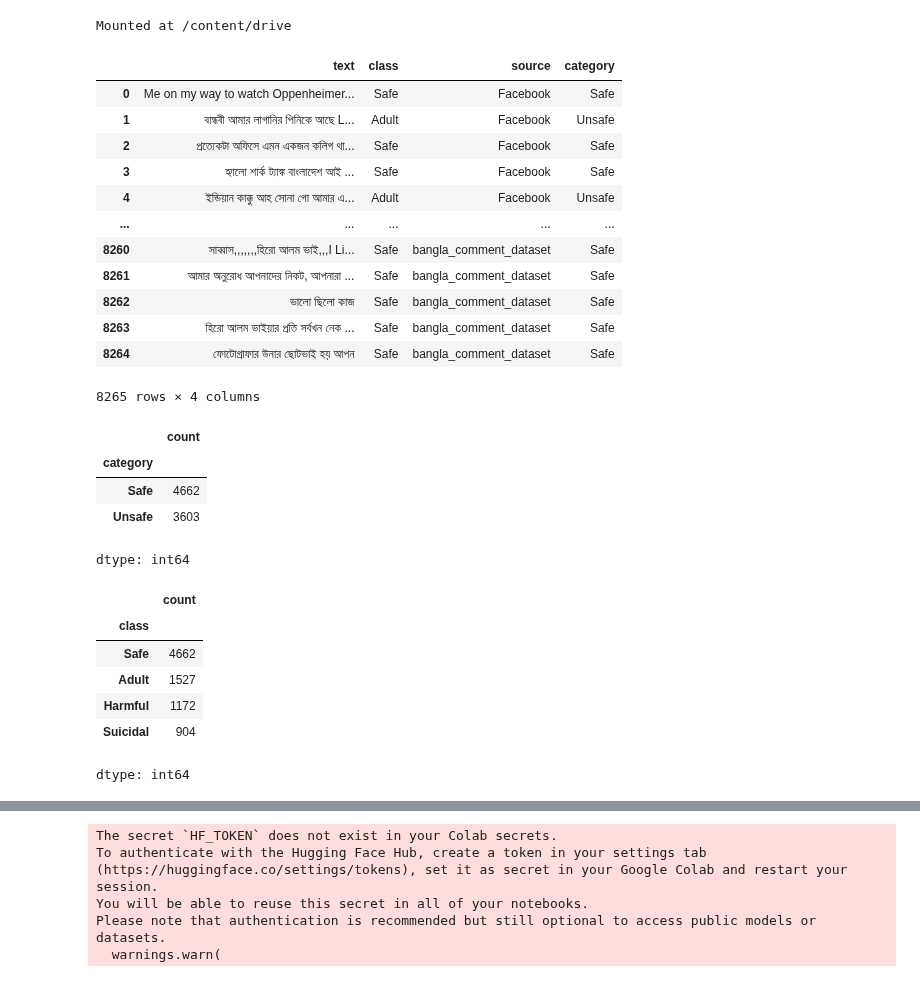
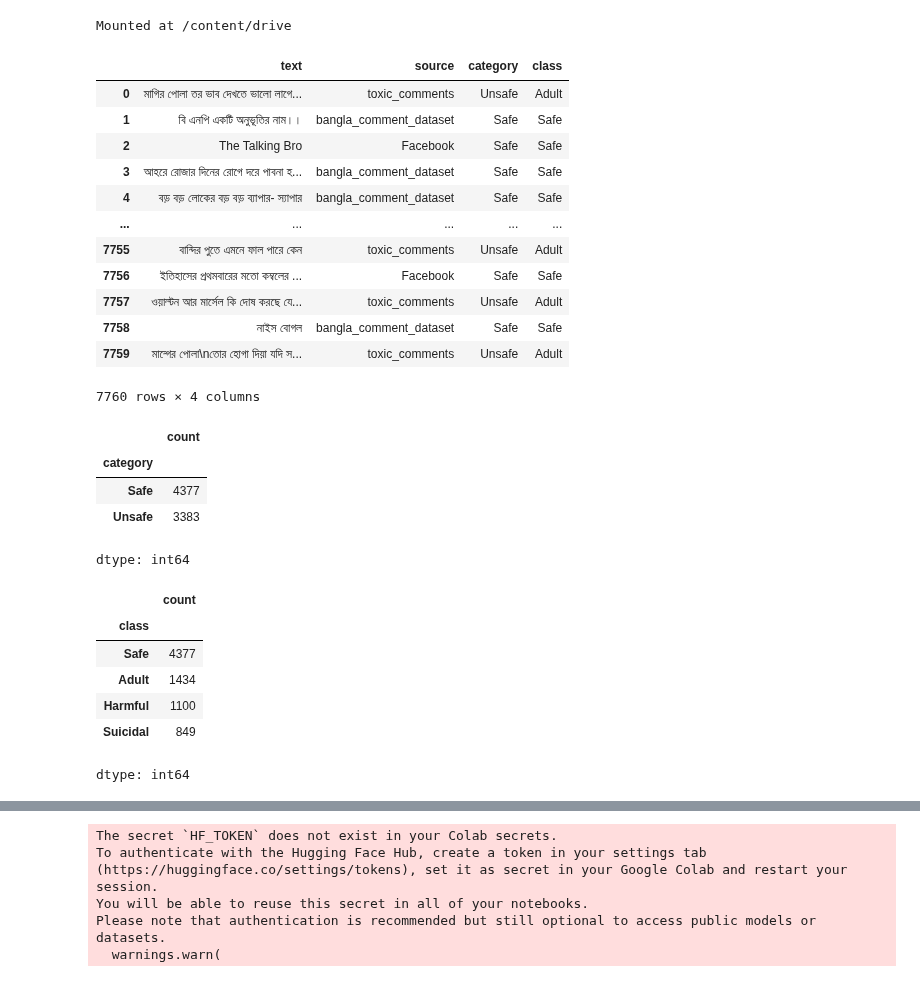
Before and after one commit to Aref111n/SafeReels, a Jupyter notebook: Text/BanglaBert/H1_Text_BanglaBert.ipynb, the cells around one changed output, grey strips where cells are left out. Drawn from its saved outputs; the diff is of its cells as text; code cells hidden in the pictures.

```diff
--- a/Text/BanglaBert/H1_Text_BanglaBert.ipynb
+++ b/Text/BanglaBert/H1_Text_BanglaBert.ipynb
@@ -10,37 +10,38 @@ drive.mount('/content/drive')
 Mounted at /content/drive
 # %%
 import pandas as pd
-df = pd.read_csv('/content/UNBER-text.csv')
+df = pd.read_csv('/content/UT-train.csv')
+tdf = pd.read_csv('/content/UT-test.csv')
 df
 # %% [output]
-|  | text | class | source | category |
-| 0 | Me on my way to watch Oppenheimer... | Safe | Facebook | Safe |
-| 1 | বান্ধবী আমার লাগানির পিনিকে আছে L... | Adult | Facebook | Unsafe |
-| 2 | প্রত্যেকটা অফিসে এমন একজন কলিগ থা... | Safe | Facebook | Safe |
-| 3 | হ্যালো শার্ক ট্যাঙ্ক বাংলাদেশ আই ... | Safe | Facebook | Safe |
-| 4 | ইন্ডিয়ান কাক্কু আহ সোনা গো আমার এ... | Adult | Facebook | Unsafe |
+|  | text | source | category | class |
+| 0 | মাগির পোলা তর ভাব দেখতে ভালো লাগে... | toxic_comments | Unsafe | Adult |
+| 1 | বি এনপি একটি অনুভূতির নাম।। | bangla_comment_dataset | Safe | Safe |
+| 2 | The Talking Bro | Facebook | Safe | Safe |
+| 3 | আহরে রোজার দিনের রোগে দরে পাবনা হ... | bangla_comment_dataset | Safe | Safe |
+| 4 | বড় বড় লোকের বড় বড় ব্যাপার- স্যাপার | bangla_comment_dataset | Safe | Safe |
 | ... | ... | ... | ... | ... |
-| 8260 | সাব্বাস,,,,,,,হিরো আলম ভাই,,,I Li... | Safe | bangla_comment_dataset | Safe |
-| 8261 | আমার অনুরোধ আপনাদের নিকট, আপনারা ... | Safe | bangla_comment_dataset | Safe |
-| 8262 | ভালো ছিলো কাজ | Safe | bangla_comment_dataset | Safe |
-| 8263 | হিরো আলম ভাইয়ার প্রতি সর্বখন নেক ... | Safe | bangla_comment_dataset | Safe |
-| 8264 | ফোটোগ্রাফার উনার ছোটভাই হয় আপন | Safe | bangla_comment_dataset | Safe |
+| 7755 | বান্দির পুতে এমনে ফাল পারে কেন﻿ | toxic_comments | Unsafe | Adult |
+| 7756 | ইতিহাসের প্রথমবারের মতো কম্বলের ... | Facebook | Safe | Safe |
+| 7757 | ওয়াল্টন আর মার্সেল কি দোষ করছে যে... | toxic_comments | Unsafe | Adult |
+| 7758 | নাইস বোগল | bangla_comment_dataset | Safe | Safe |
+| 7759 | মান্গের পোলা\nতোর হোগা দিয়া যদি স... | toxic_comments | Unsafe | Adult |
-8265 rows × 4 columns
+7760 rows × 4 columns
 # %%
 df['category'].value_counts()
 # %% [output]
 |  | count |
 | category |  |
-| Safe | 4662 |
-| Unsafe | 3603 |
+| Safe | 4377 |
+| Unsafe | 3383 |
 dtype: int64
 # %%
 df['class'].value_counts()
 # %% [output]
 |  | count |
 | class |  |
-| Safe | 4662 |
-| Adult | 1527 |
-| Harmful | 1172 |
-| Suicidal | 904 |
+| Safe | 4377 |
+| Adult | 1434 |
+| Harmful | 1100 |
+| Suicidal | 849 |
 dtype: int64
```
Also changed, not shown: parts of 14 cells of this notebook.
